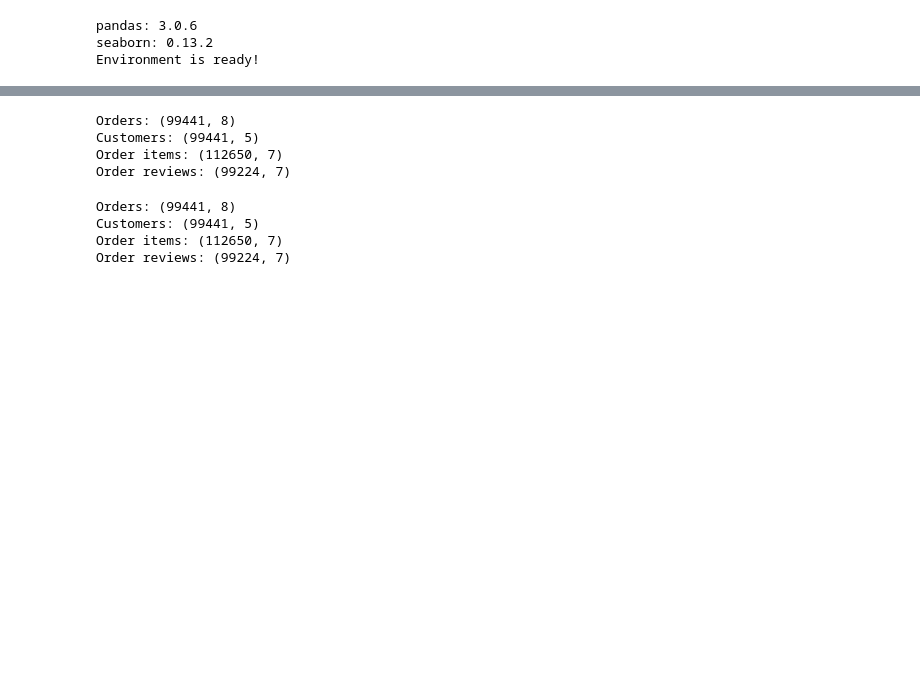
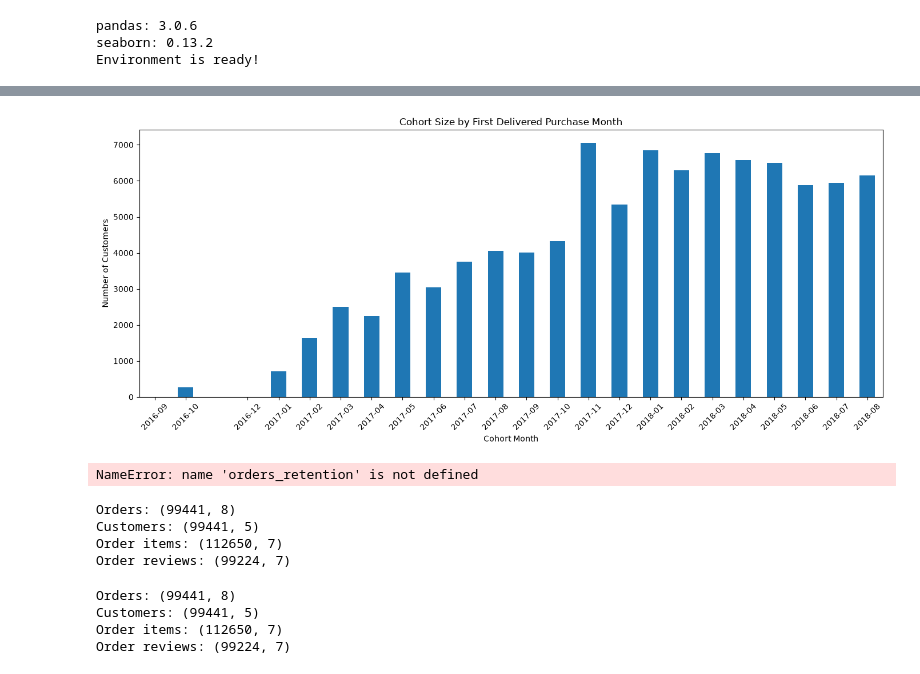
Before and after one commit to SAGUBAOSMANOVA1/cohort-retention-analysis, a Jupyter notebook: cohort_retention_analysis_.ipynb, the cells around one changed output, grey strips where cells are left out. Cells and saved outputs as stored; diff of their text form; code cells hidden in the pictures; blank space fills up the shorter version.

```diff
--- a/cohort_retention_analysis_.ipynb
+++ b/cohort_retention_analysis_.ipynb
@@ -23,3 +442,16 @@ from pathlib import Path
+# %%
+plt.figure(figsize=(14, 6))
+
+cohort_size.sort_index().plot(kind="bar")
+
+plt.title("Cohort Size by First Delivered Purchase Month")
+plt.xlabel("Cohort Month")
+plt.ylabel("Number of Customers")
+plt.xticks(rotation=45)
+plt.tight_layout()
+plt.show()
+# %% [output]
+[figure, added]
 # %%
 data_path = Path("data")
 
@@ -27,6 +459,10 @@ orders = pd.read_csv(data_path / "olist_orders_dataset.csv")
 customers = pd.read_csv(data_path / "olist_customers_dataset.csv")
 order_items = pd.read_csv(data_path / "olist_order_items_dataset.csv")
 order_reviews = pd.read_csv(data_path / "olist_order_reviews_dataset.csv")
+# %%
+print(orders_retention.columns.tolist())
+# %% [output]
+NameError: name 'orders_retention' is not defined
 # %%
 print("Orders:", orders.shape)
 print("Customers:", customers.shape)
```
Also changed, not shown: parts of 11 cells of this notebook, 9 other files.
